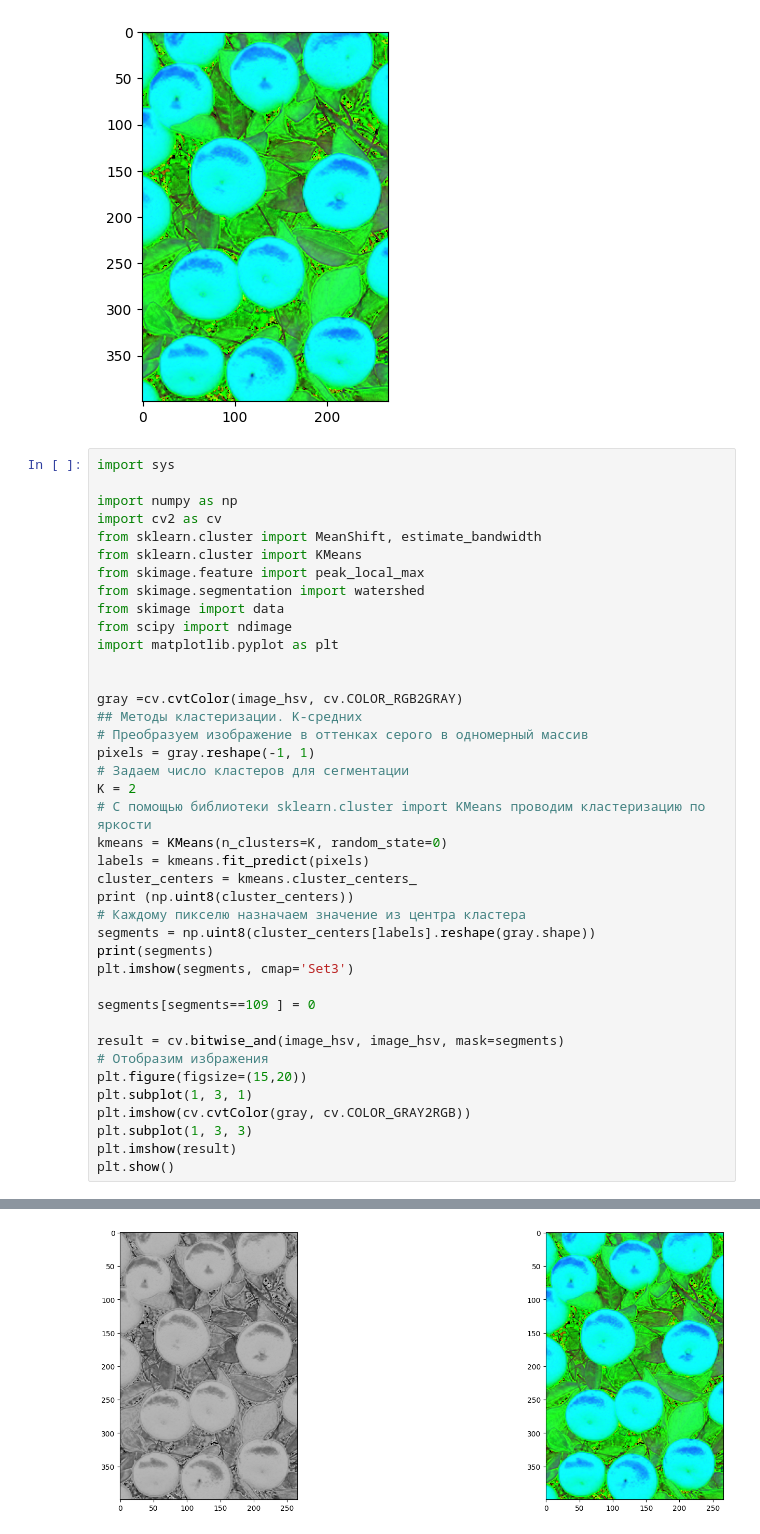
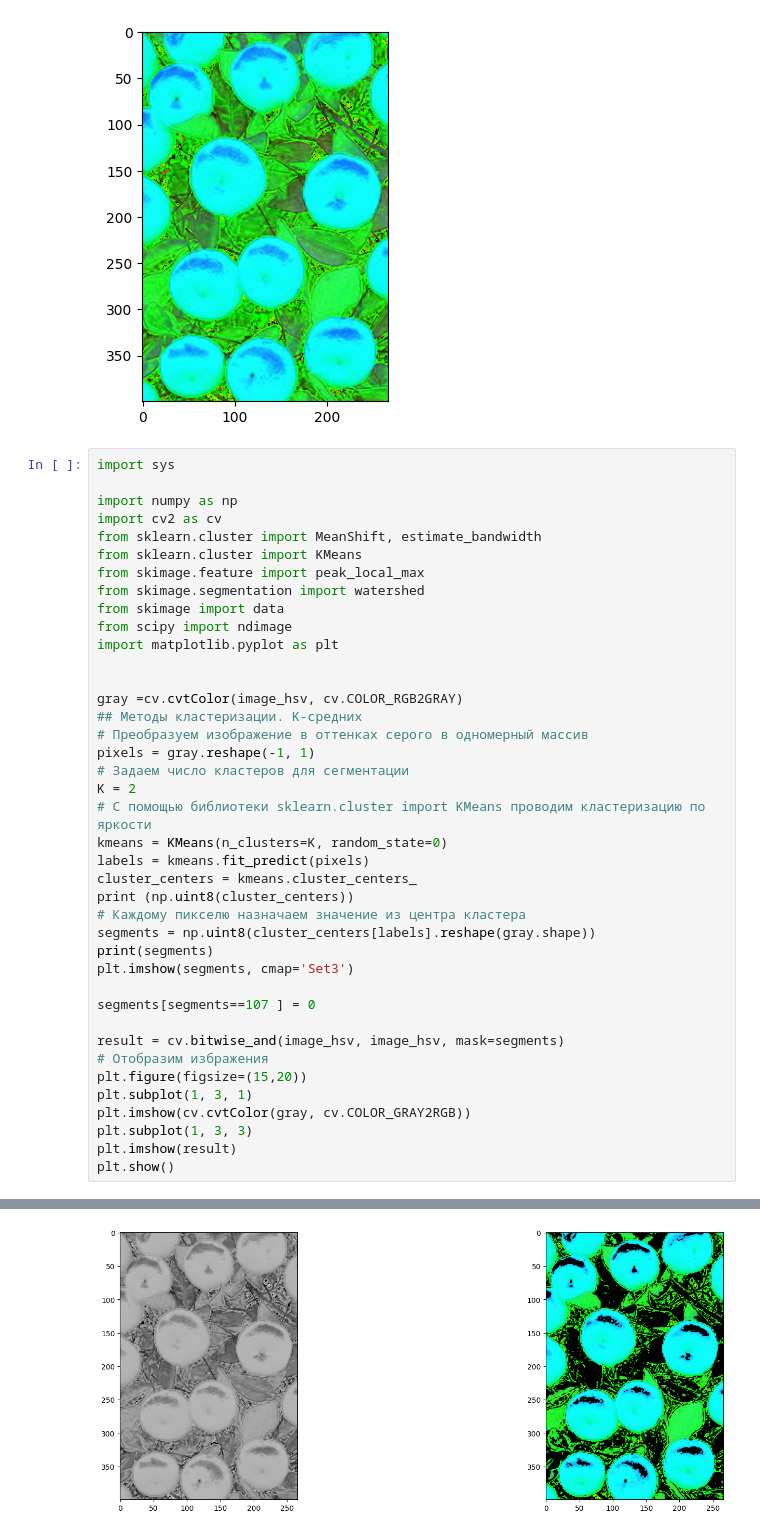
Before and after one commit to Zuzla/ImageProcessingOpenCV, a Jupyter notebook: lab6/lab6.ipynb, the cells around one changed output, grey strips where cells are left out. Cells and saved outputs as stored; diff of their text form.

```diff
--- a/lab6/lab6.ipynb
+++ b/lab6/lab6.ipynb
@@ -49,35 +47,35 @@ K = 2
 # С помощью библиотеки sklearn.cluster import KMeans проводим кластеризацию по яркости
 kmeans = KMeans(n_clusters=K, random_state=0)
 labels = kmeans.fit_predict(pixels)
 cluster_centers = kmeans.cluster_centers_
 print (np.uint8(cluster_centers))
 # Каждому пикселю назначаем значение из центра кластера
 segments = np.uint8(cluster_centers[labels].reshape(gray.shape))
 print(segments)
 plt.imshow(segments, cmap='Set3')
 
-segments[segments==109 ] = 0
+segments[segments==107 ] = 0
 
 result = cv.bitwise_and(image_hsv, image_hsv, mask=segments)
 # Отобразим избражения
 plt.figure(figsize=(15,20))
 plt.subplot(1, 3, 1)
 plt.imshow(cv.cvtColor(gray, cv.COLOR_GRAY2RGB))
 plt.subplot(1, 3, 3)
 plt.imshow(result)
 plt.show()
 # %% [output]
 [[168]
  [107]]
 [[168 168 168 ... 168 168 168]
  [107 168 168 ... 168 168 168]
  [168 168 168 ... 168 168 168]
  ...
  [168 168 168 ... 168 168 168]
  [168 168 168 ... 168 168 168]
  [168 168 168 ... 168 107 107]]
 [figure]
-[figure, old version]
+[figure, new version]
 # %%
 rgb_result =cv.cvtColor(result, cv.COLOR_HSV2RGB)
 plt.imshow(rgb_result)
```
Also changed, not shown: parts of 4 cells of this notebook, 1 other file.
